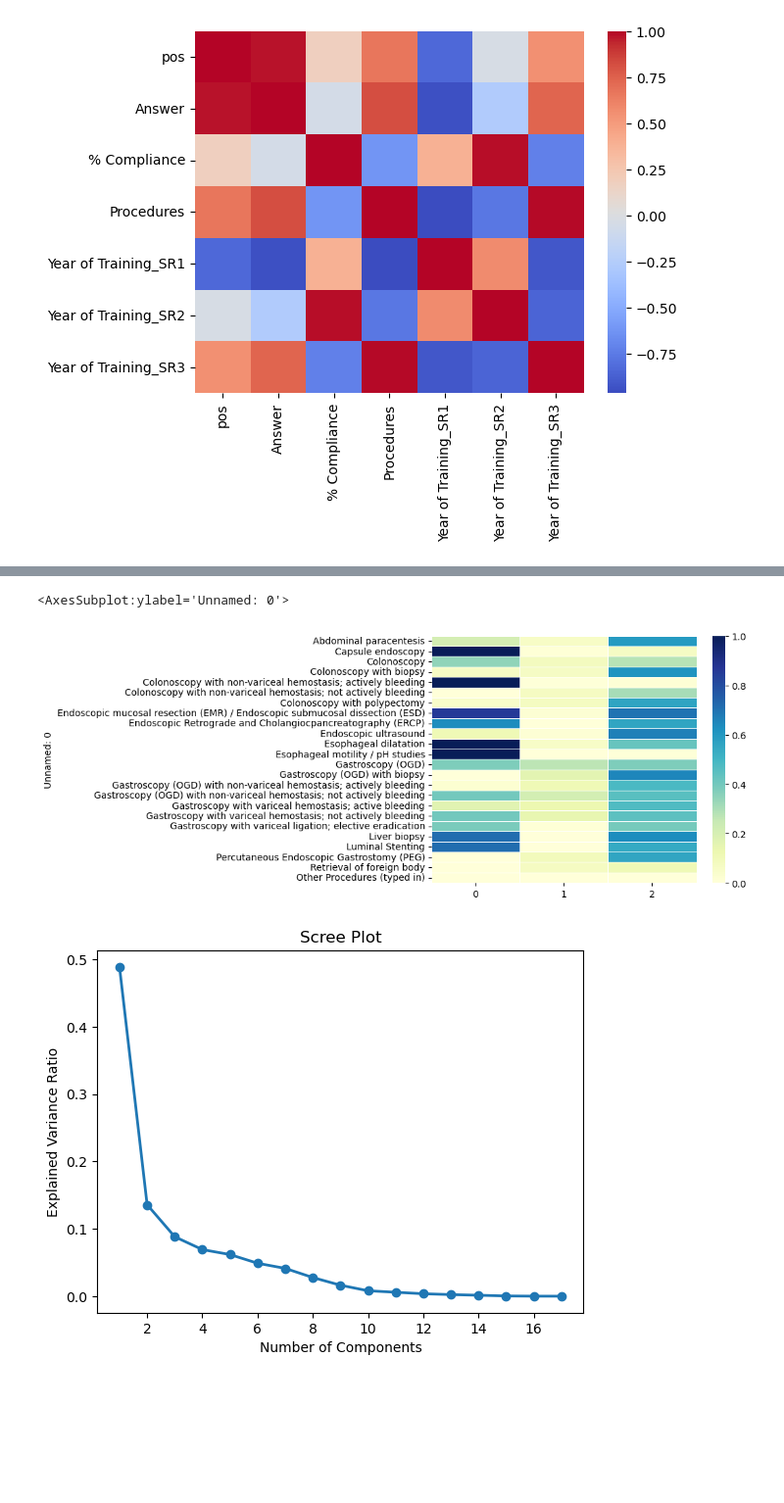
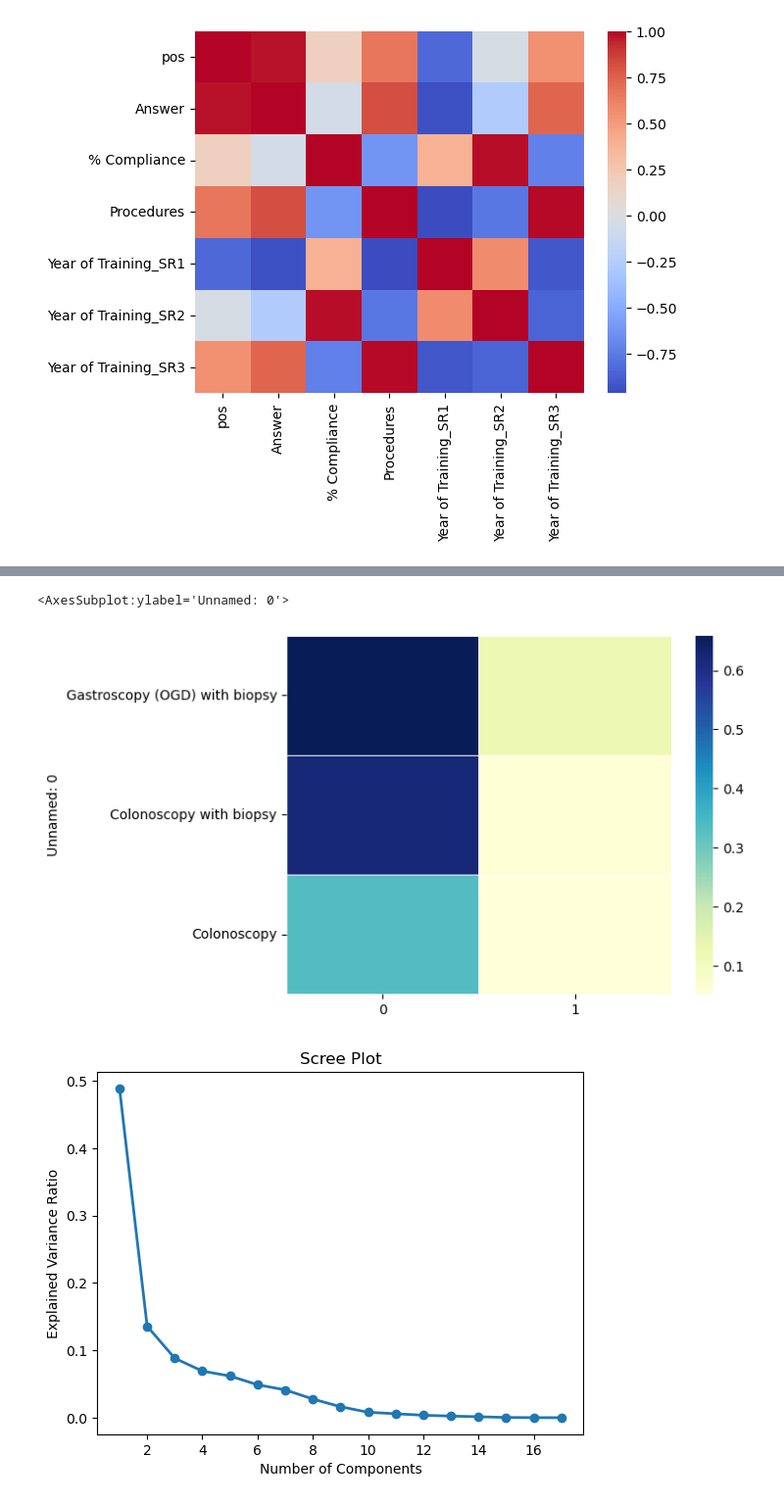
Before and after one commit to dracolim/FYP-GoodHealth, a Jupyter notebook: ML/sentiment analysis/sentiment+cluster.ipynb, the cells around one changed output, grey strips where cells are left out. Shown at 98% size. Cells and saved outputs as stored; diff of their text form; code cells hidden in the pictures; blank space fills up the shorter version.

```diff
--- a/ML/sentiment analysis/sentiment+cluster.ipynb
+++ b/ML/sentiment analysis/sentiment+cluster.ipynb
@@ -1104,5 +1232,6 @@ specific_procedures=specific_procedures.fillna(0)
 specific_procedures.columns=specific_procedures.iloc[0]
 specific_procedures=specific_procedures[1:]
 # specific_procedures=specific_procedures.reset_index()
-specific_procedures.columns
+specific_procedures=specific_procedures[['Gastroscopy (OGD) with biopsy','Colonoscopy with biopsy','Colonoscopy']]
+specific_procedures
 # %% [output]
@@ -1128,18 +1256,18 @@ Index(['Abdominal paracentesis', 'Capsule endoscopy', 'Colonoscopy',
 # %%
 from sklearn.preprocessing import StandardScaler,MinMaxScaler
 scaler = MinMaxScaler()
 specific_procedures2=scaler.fit_transform(specific_procedures)
 from sklearn.cluster import KMeans
-model_4 = KMeans(n_clusters =3, random_state=0)
+model_4 = KMeans(n_clusters =2, random_state=0)
 model_4.fit(specific_procedures2)
 model_4.cluster_centers_
 clust_means = pd.DataFrame(model_4.cluster_centers_, columns=specific_procedures.columns)
 clust_means.T
 import seaborn as sns
 sns.heatmap(clust_means.T,  linewidths=.5, cmap="YlGnBu")
 # %% [output]
 <AxesSubplot:ylabel='Unnamed: 0'>
-[figure, old version]
+[figure, new version]
 # %%
 from sklearn.decomposition import PCA
 # Perform PCA and extract explained variance
```
Also changed, not shown: parts of 29 cells of this notebook.
